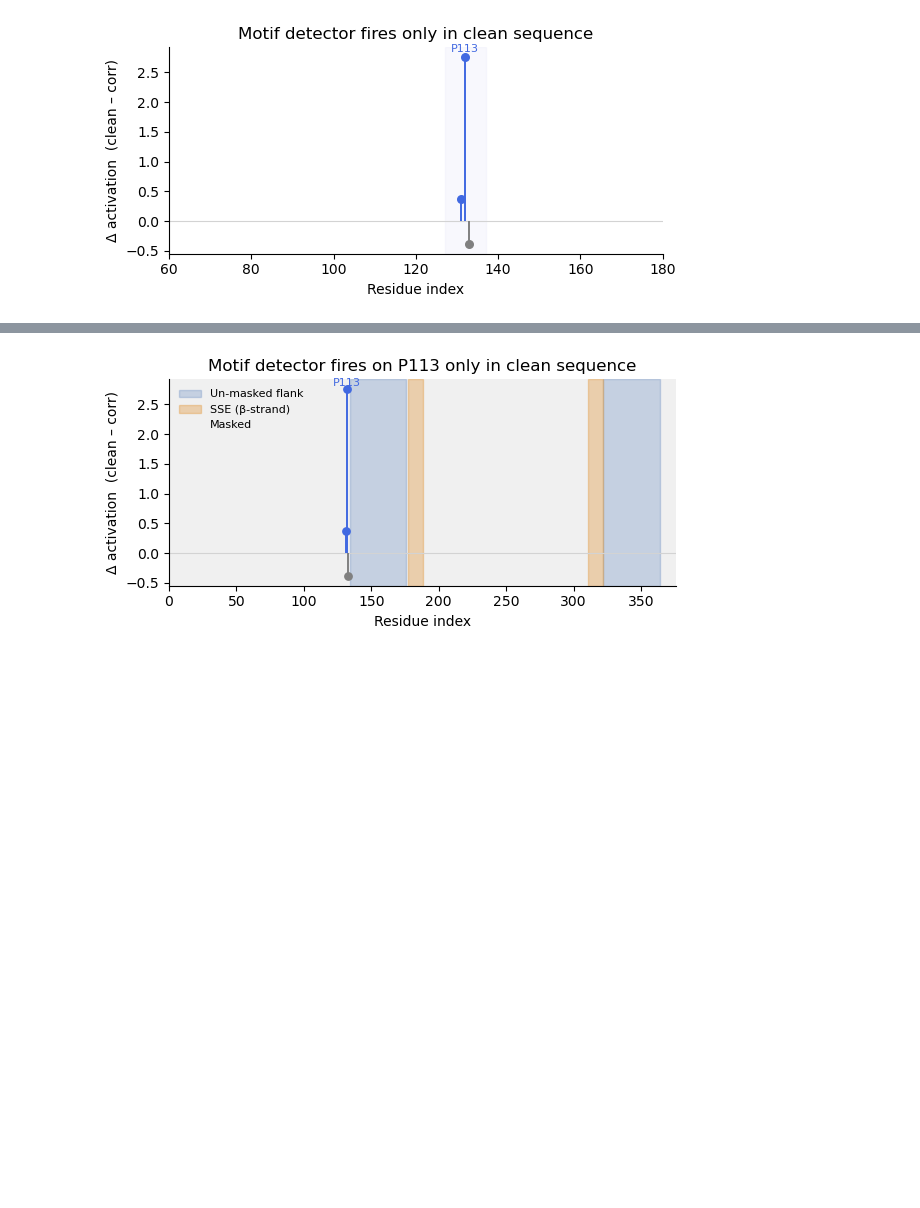
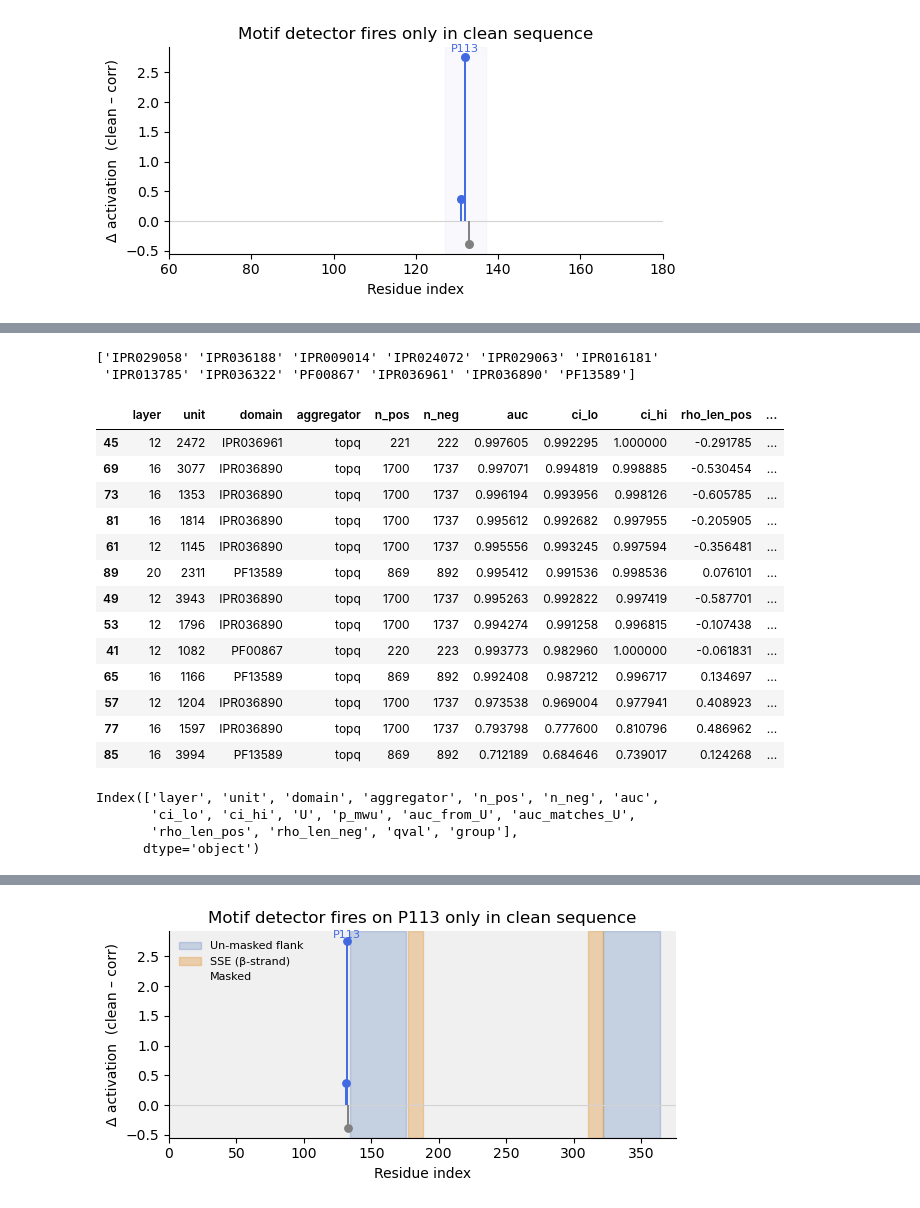
Before and after one commit to NainaniJatinZ/plm_circuits, a Jupyter notebook: notebooks/fig2_diagrams.ipynb, the cells around one changed output, grey strips where cells are left out. Saved outputs shown, nothing was run; the diff lists cells and outputs as text; code cells hidden in the pictures; blank space fills up the shorter version.

```diff
--- a/notebooks/fig2_diagrams.ipynb
+++ b/notebooks/fig2_diagrams.ipynb
@@ -400,0 +490,5 @@ plt.show()
+# %%
+print(domain_data["domain"].unique())
+# %% [output]
+['IPR029058' 'IPR036188' 'IPR009014' 'IPR024072' 'IPR029063' 'IPR016181'
+ 'IPR013785' 'IPR036322' 'PF00867' 'IPR036961' 'IPR036890' 'PF13589']
@@ -400,0 +530,29 @@ plt.show()
+# %%
+agg = 'topq'
+grp = 'top2'
+sub = domain_data[(domain_data["aggregator"] == agg) & (domain_data["group"] == grp)].sort_values("auc", ascending=False)
+sub[['layer', 'unit', 'domain', 'aggregator', 'n_pos', 'n_neg', 'auc',
+       'ci_lo', 'ci_hi',
+       'rho_len_pos', 'rho_len_neg']].head(30)
+# %% [output]
+|  | layer | unit | domain | aggregator | n_pos | n_neg | auc | ci_lo | ci_hi | rho_len_pos | ... |
+| 45 | 12 | 2472 | IPR036961 | topq | 221 | 222 | 0.997605 | 0.992295 | 1.000000 | -0.291785 | ... |
+| 69 | 16 | 3077 | IPR036890 | topq | 1700 | 1737 | 0.997071 | 0.994819 | 0.998885 | -0.530454 | ... |
+| 73 | 16 | 1353 | IPR036890 | topq | 1700 | 1737 | 0.996194 | 0.993956 | 0.998126 | -0.605785 | ... |
+| 81 | 16 | 1814 | IPR036890 | topq | 1700 | 1737 | 0.995612 | 0.992682 | 0.997955 | -0.205905 | ... |
+| 61 | 12 | 1145 | IPR036890 | topq | 1700 | 1737 | 0.995556 | 0.993245 | 0.997594 | -0.356481 | ... |
+| 89 | 20 | 2311 | PF13589 | topq | 869 | 892 | 0.995412 | 0.991536 | 0.998536 | 0.076101 | ... |
+| 49 | 12 | 3943 | IPR036890 | topq | 1700 | 1737 | 0.995263 | 0.992822 | 0.997419 | -0.587701 | ... |
+| 53 | 12 | 1796 | IPR036890 | topq | 1700 | 1737 | 0.994274 | 0.991258 | 0.996815 | -0.107438 | ... |
+| 41 | 12 | 1082 | PF00867 | topq | 220 | 223 | 0.993773 | 0.982960 | 1.000000 | -0.061831 | ... |
+| 65 | 16 | 1166 | PF13589 | topq | 869 | 892 | 0.992408 | 0.987212 | 0.996717 | 0.134697 | ... |
+| 57 | 12 | 1204 | IPR036890 | topq | 1700 | 1737 | 0.973538 | 0.969004 | 0.977941 | 0.408923 | ... |
+| 77 | 16 | 1597 | IPR036890 | topq | 1700 | 1737 | 0.793798 | 0.777600 | 0.810796 | 0.486962 | ... |
+| 85 | 16 | 3994 | PF13589 | topq | 869 | 892 | 0.712189 | 0.684646 | 0.739017 | 0.124268 | ... |
+# %%
+sub.columns
+# %% [output]
+Index(['layer', 'unit', 'domain', 'aggregator', 'n_pos', 'n_neg', 'auc',
+       'ci_lo', 'ci_hi', 'U', 'p_mwu', 'auc_from_U', 'auc_matches_U',
+       'rho_len_pos', 'rho_len_neg', 'qval', 'group'],
+      dtype='object')
```
Also changed, not shown: parts of 13 cells of this notebook, 7 other files.
